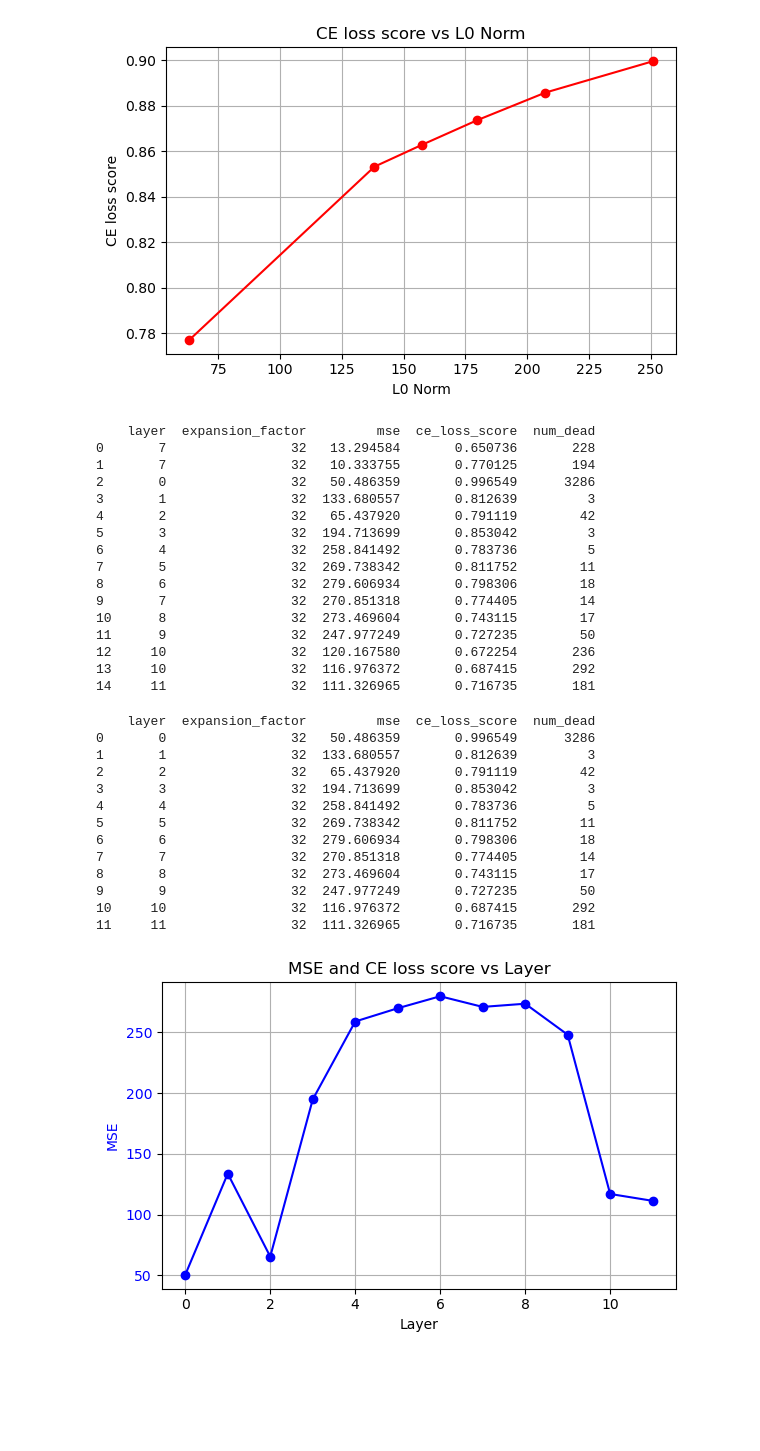
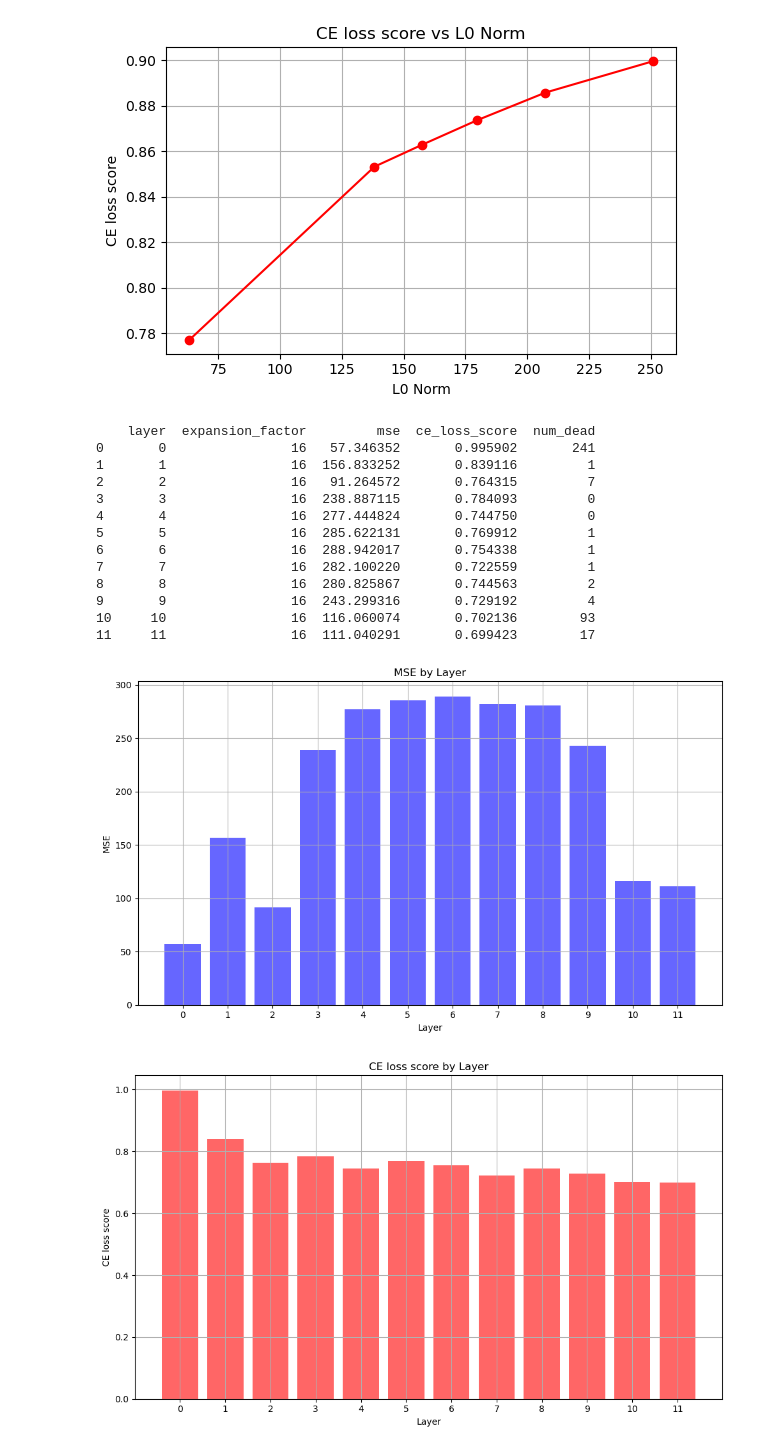
Before and after one commit to IamKrill1n/SAE, a Jupyter notebook: results.ipynb, the cells around one changed output. Saved outputs shown, nothing was run; the diff lists cells and outputs as text; code cells hidden in the pictures; blank space fills up the shorter version.

Commit message:
modified:   results.ipynb 	modified:   utils.py 	modified:   visualize.py

```diff
--- a/results.ipynb
+++ b/results.ipynb
@@ -50,17 +50,19 @@ plt.show()
 [figure]
 [figure]
 # %%
-project = 'sae_lens_tutorial'
+project = 'gpt2small-mlp-out-saes'
 entity = 'hustcollab'
 
 runs = api.runs(f"{entity}/{project}")
 data = []
 
 for run in runs:
-    architecture = run.config.get("architecture", None)
-    if architecture == 'standard':
+    # architecture = run.config.get("architecture", None)
+    # if architecture == 'standard':
+    #     continue
+    k = run.config.get("activation_fn_kwargs", None)['k']
+    if k != 32:
         continue
-
     expansion_factor = run.config.get("expansion_factor", None)
     layer = run.config.get("hook_layer", None)
     final_l2_loss = run.summary.get("losses/mse_loss", None)
@@ -79,43 +81,41 @@ df = pd.DataFrame(data)
 print(df)
 # %% [output]
     layer  expansion_factor         mse  ce_loss_score  num_dead
-0       7                32   13.294584       0.650736       228
-1       7                32   10.333755       0.770125       194
-2       0                32   50.486359       0.996549      3286
-3       1                32  133.680557       0.812639         3
-4       2                32   65.437920       0.791119        42
-5       3                32  194.713699       0.853042         3
-6       4                32  258.841492       0.783736         5
-7       5                32  269.738342       0.811752        11
-8       6                32  279.606934       0.798306        18
-9       7                32  270.851318       0.774405        14
-10      8                32  273.469604       0.743115        17
-11      9                32  247.977249       0.727235        50
-12     10                32  120.167580       0.672254       236
-13     10                32  116.976372       0.687415       292
-14     11                32  111.326965       0.716735       181
+0       0                16   57.346352       0.995902       241
+1       1                16  156.833252       0.839116         1
+2       2                16   91.264572       0.764315         7
+3       3                16  238.887115       0.784093         0
+4       4                16  277.444824       0.744750         0
+5       5                16  285.622131       0.769912         1
+6       6                16  288.942017       0.754338         1
+7       7                16  282.100220       0.722559         1
+8       8                16  280.825867       0.744563         2
+9       9                16  243.299316       0.729192         4
+10     10                16  116.060074       0.702136        93
+11     11                16  111.040291       0.699423        17
-# %%
-# Remove rows from the dataframe by index, for example, to remove rows 0 and 1:
-df = df.drop([0, 1, 12]).reset_index(drop=True)
-print(df)
-# %% [output]
-    layer  expansion_factor         mse  ce_loss_score  num_dead
-0       0                32   50.486359       0.996549      3286
-1       1                32  133.680557       0.812639         3
-2       2                32   65.437920       0.791119        42
-3       3                32  194.713699       0.853042         3
-4       4                32  258.841492       0.783736         5
-5       5                32  269.738342       0.811752        11
-6       6                32  279.606934       0.798306        18
-7       7                32  270.851318       0.774405        14
-8       8                32  273.469604       0.743115        17
-9       9                32  247.977249       0.727235        50
-10     10                32  116.976372       0.687415       292
-11     11                32  111.326965       0.716735       181
 # %%
-# Plot 3: MSE and CE loss score vs Layer
-
+# Plot 3: Column graph for MSE
+fig, ax3 = plt.subplots(figsize=(10, 6))
+df['layer'] = df['layer'].astype(str)
+ax3.bar(df['layer'], df['mse'], color='b', alpha=0.6, label='MSE')
+ax3.set_title('MSE by Layer')
+ax3.set_xlabel('Layer')
+ax3.set_ylabel('MSE')
+ax3.grid(True)
+# plt.xticks(rotation=45)
 plt.tight_layout()
 plt.show()
+# Plot 4: Column graph for CE loss score
+fig, ax4 = plt.subplots(figsize=(10, 6))
+df['layer'] = df['layer'].astype(str)
+ax4.bar(df['layer'], df['ce_loss_score'], color='r', alpha=0.6, label='CE loss score')
+ax4.set_title('CE loss score by Layer')
+ax4.set_xlabel('Layer')
+ax4.set_ylabel('CE loss score')
+ax4.grid(True)
+# plt.xticks(rotation=45)
+plt.tight_layout()
+plt.show()
 # %% [output]
-[figure, old version]
+[figure, new version]
+[figure, added]
```
Also changed, not shown: 14 other files.
